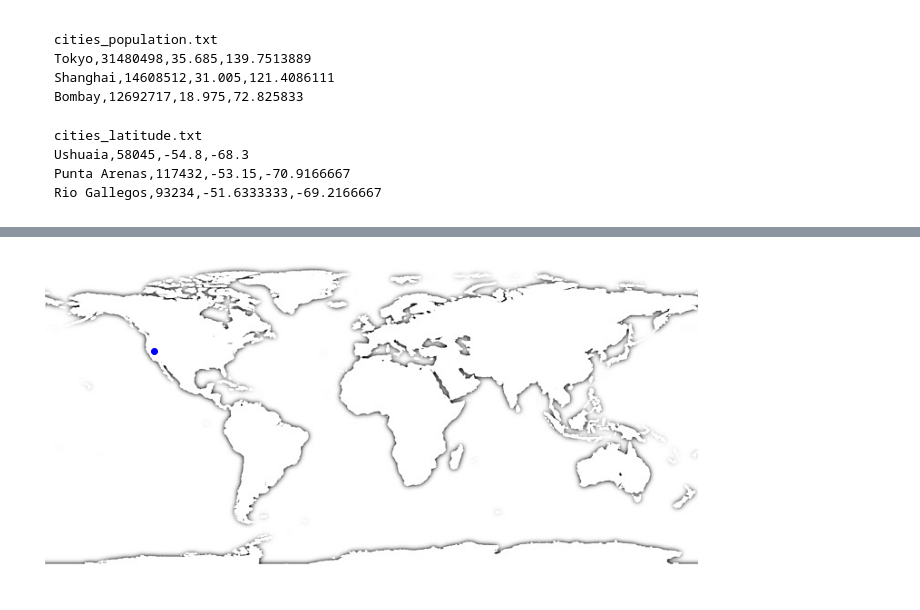
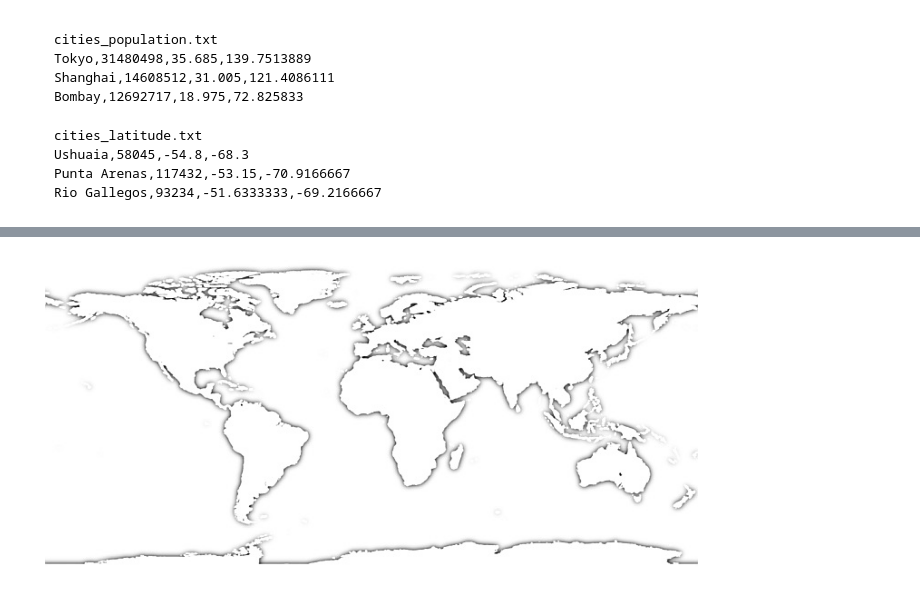
Before and after one commit to DrakeDWhite/INFO-206B, a Jupyter notebook: Assignments/Assignment 1/a1_dwhite.ipynb, the cells around one changed output, grey strips where cells are left out. Cells and saved outputs as stored; diff of their text form; code cells hidden in the pictures.

```diff
--- a/Assignments/Assignment 1/a1_dwhite.ipynb
+++ b/Assignments/Assignment 1/a1_dwhite.ipynb
@@ -217,24 +242,24 @@ citiesFile.close()
 # %%
 import matplotlib.pyplot as plt
 
 
 WIDTH = 720 # image (world.jpg) width
 HEIGHT = 360 # image height
 DPI = 60 # display image at this dots-per-inch resolution
 
 img = plt.imread("world.jpg")
 plt.figure(figsize=(WIDTH/DPI,HEIGHT/DPI))
 plt.imshow(img) # Display the image
 plt.axis('off')
-plt.plot(120, 100, 'bo') # plot one blue data point
+#plt.plot(120, 100, 'bo') # plot one blue data point
 plt.show()
 
 
 # Convert a latitude and longitude to pixel locations.
 # WIDTH & HEIGHT should be defined to be the size of the image (in pixels)
 def longlat_to_pixel(latitude, longitude):
     center_x = int(round((WIDTH / 2) + (WIDTH / 2) * (longitude / 180)))
     center_y = HEIGHT - int(round((HEIGHT / 2) + (HEIGHT / 2) * (latitude / 90)))
     return (center_x, center_y)
 # %% [output]
-[figure, old version]
+[figure, new version]
```
Also changed, not shown: parts of 1 cell of this notebook.
